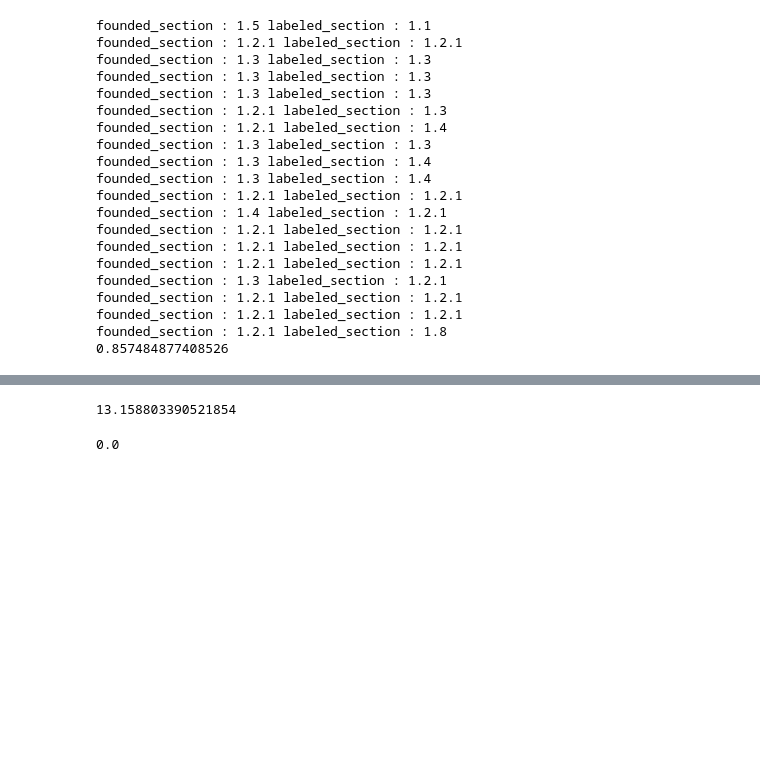
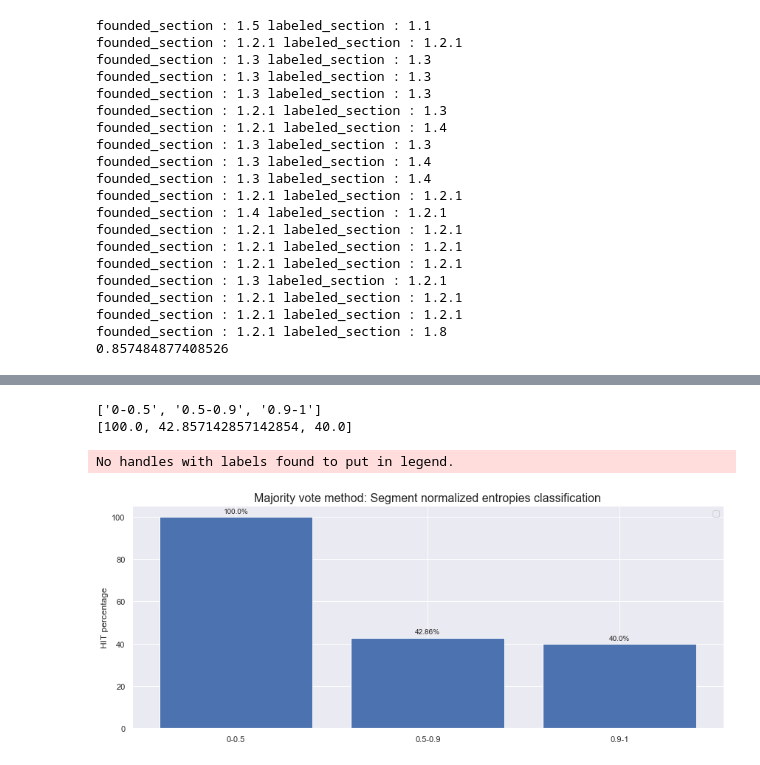
Before and after one commit to yanivohayon8/CLMN7-DSC-PROJECT, a Jupyter notebook: poc/18-book-labeling-zWg7U0OEAoE-majorityvote-generalsegmentation.ipynb, the cells around one changed output, grey strips where cells are left out. Saved outputs shown, nothing was run; the diff lists cells and outputs as text; code cells hidden in the pictures; blank space fills up the shorter version.

```diff
--- a/poc/18-book-labeling-zWg7U0OEAoE.ipynb
+++ b/poc/18-book-labeling-zWg7U0OEAoE-majorityvote-generalsegmentation.ipynb
@@ -881,8 +873,41 @@ hit_rates_mult_cos_ent
-# %%
-normalized_factor
-# %% [output]
-13.158803390521854
-# %%
-round(np.cos(np.pi/2),2)
-# %% [output]
-0.0
+# %%
+df_results['normalized entropy'] = np.array(list(map(lambda x,y: round(x/(y + epsilon),2),df_results['labeled choose entropy'].values.tolist(),df_results['max entropy'].values.tolist())))
+# %%
+bounds = [0,0.5,0.9,1]
+rate_success = []
+ranges_ = []
+for bnd_i in range(1,len(bounds)):
+    min_ = bounds[bnd_i - 1]
+    max_ = bounds[bnd_i]
+    segments_res = df_results[(df_results['normalized entropy'] < max_) & (df_results['normalized entropy'] >= min_)]['range_correct'].values.tolist()
+    count_hit  = reduce(lambda acc,x: acc+1 if 'HIT' in x else acc+0,segments_res,0)
+    rate_success.append(count_hit/len(segments_res) * 100)
+    ranges_.append("%s-%s"%(min_,max_))
+# %%
+print(ranges_)
+print(rate_success)
+# %% [output]
+['0-0.5', '0.5-0.9', '0.9-1']
+[100.0, 42.857142857142854, 40.0]
+# %%
+fig, ax = plt.subplots(figsize=(12,5))
+x = np.arange(len(ranges_))
+rects = ax.bar(x, rate_success)
+ax.set_ylabel('HIT percentage')
+ax.set_title('Majority vote method: Segment normalized entropies classification',fontsize=16)
+ax.set_xticks(x)
+ax.set_xticklabels(ranges_)
+ax.legend()
+
+for rect in rects:
+    height = rect.get_height()
+    ax.annotate('{}%'.format(round(height,2)),
+                xy=(rect.get_x() + rect.get_width() / 2, height),
+                xytext=(0, 3),  # 3 points vertical offset
+                textcoords="offset points",
+                ha='center', va='bottom')
+fig.tight_layout()
+plt.show()
+# %% [output]
+No handles with labels found to put in legend.
+[figure, added]
```
Also changed, not shown: parts of 2 cells of this notebook, 2 other files.
